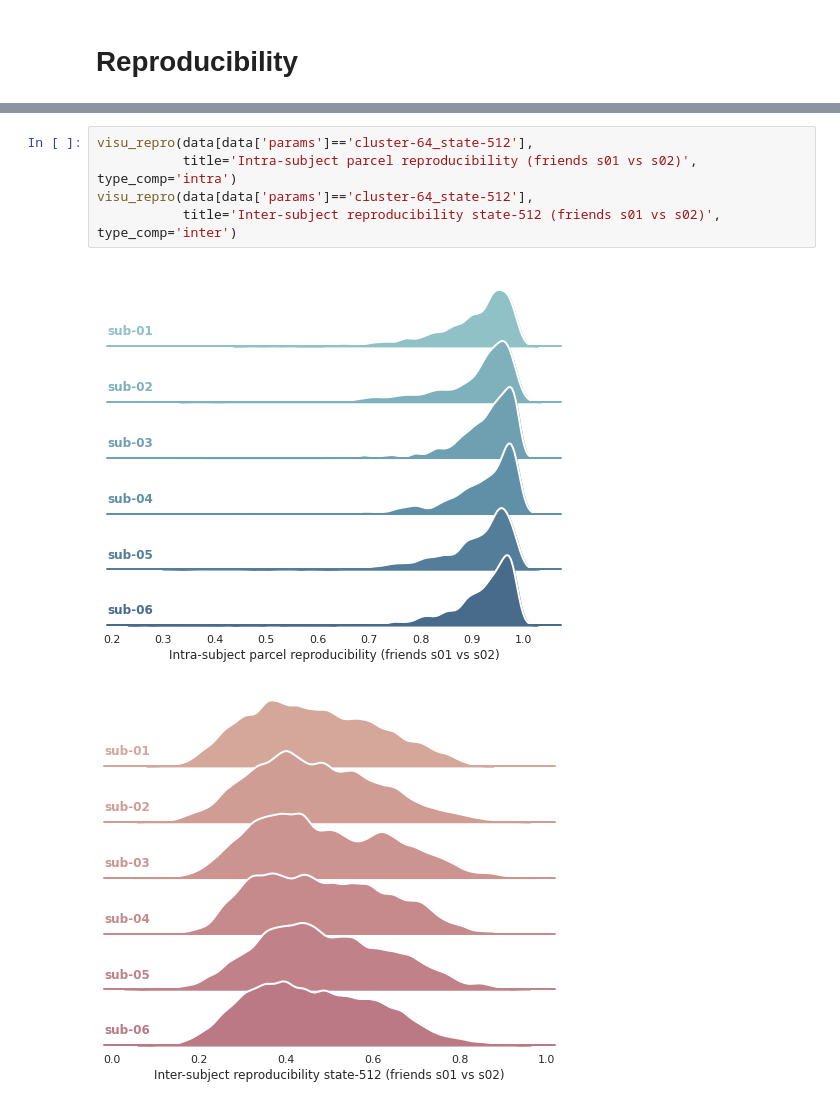
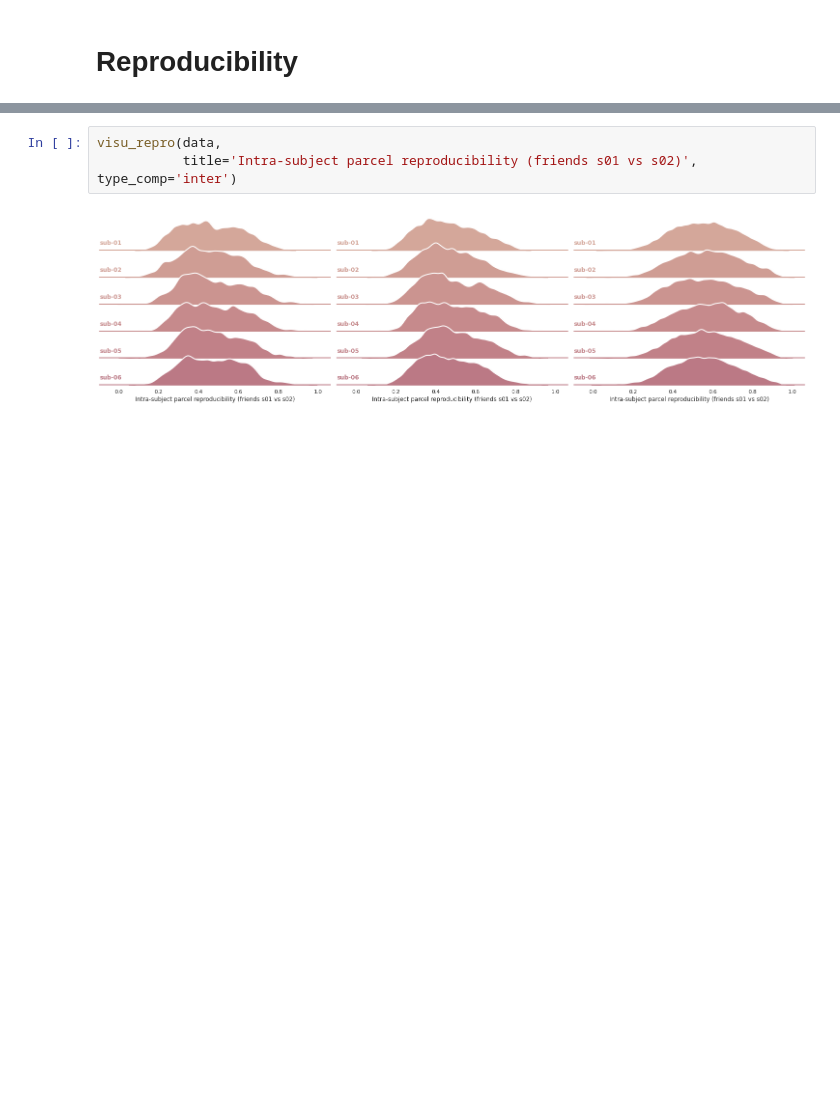
Before and after one commit to courtois-neuromod/cneuromod_embeddings, a Jupyter notebook: cneuromod_embeddings/friends-s02_all_experiments.ipynb, the cells around one changed output, grey strips where cells are left out. Drawn from its saved outputs; the diff is of its cells as text; blank space fills up the shorter version.

```diff
--- a/cneuromod_embeddings/friends-s02_all_experiments.ipynb
+++ b/cneuromod_embeddings/friends-s02_all_experiments.ipynb
@@ -298,8 +157,5 @@ visu_repro(data[data['params']=='cluster-64_state-256'],
 # %%
-visu_repro(data[data['params']=='cluster-64_state-512'],
-           title='Intra-subject parcel reproducibility (friends s01 vs s02)', type_comp='intra')
-visu_repro(data[data['params']=='cluster-64_state-512'],
-           title='Inter-subject reproducibility state-512 (friends s01 vs s02)', type_comp='inter')
+visu_repro(data,
+           title='Intra-subject parcel reproducibility (friends s01 vs s02)', type_comp='inter')
 # %% [output]
-[figure, old version]
+[figure, new version]
-[figure, removed]
```
Also changed, not shown: parts of 30 cells of this notebook, 4 other files.
